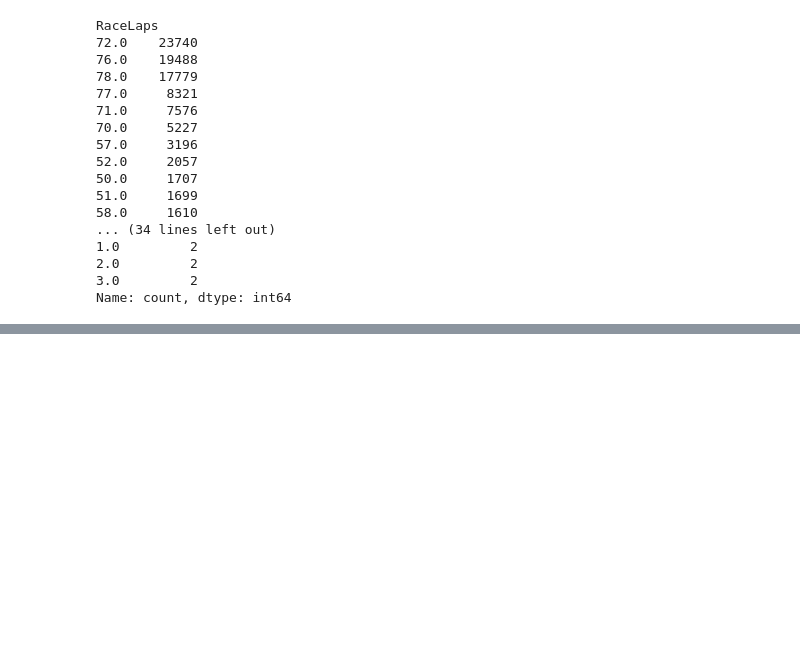
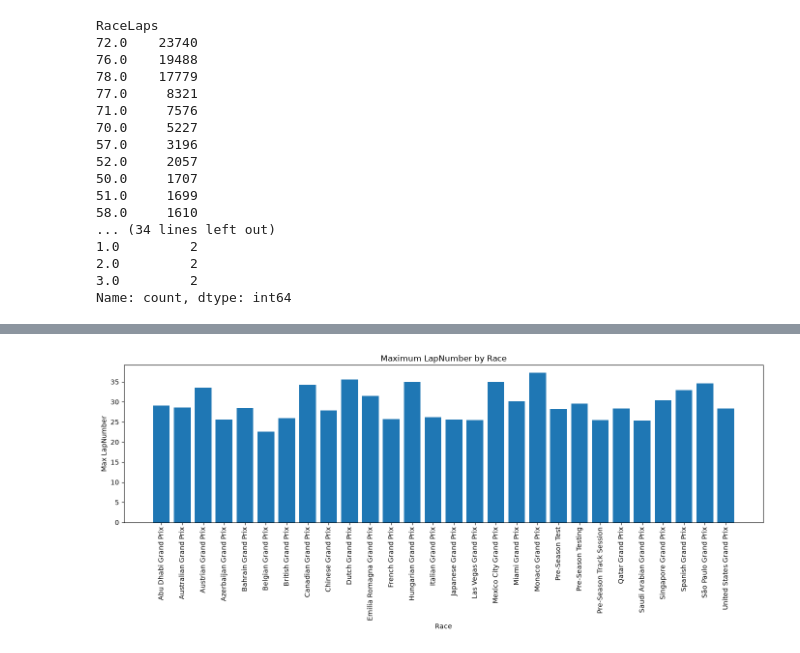
Before and after one commit to DarshakJ/F1_Pit_prediction, a Jupyter notebook: Experiment insights/Race_progress_analysis.ipynb, the cells around one changed output, grey strips where cells are left out. Saved outputs shown, nothing was run; the diff lists cells and outputs as text; code cells hidden in the pictures; blank space fills up the shorter version.

```diff
--- a/Experiment insights/Race_progress_analysis.ipynb
+++ b/Experiment insights/Race_progress_analysis.ipynb
@@ -293,0 +352,4 @@ Index(['Driver', 'LapNumber', 'Compound', 'Stint', 'TyreLife', 'Position',
+# %%
+plot_avg_lap_number(df_external_fe)
+# %% [output]
+[figure, added]
```
Also changed, not shown: parts of 6 cells of this notebook.
